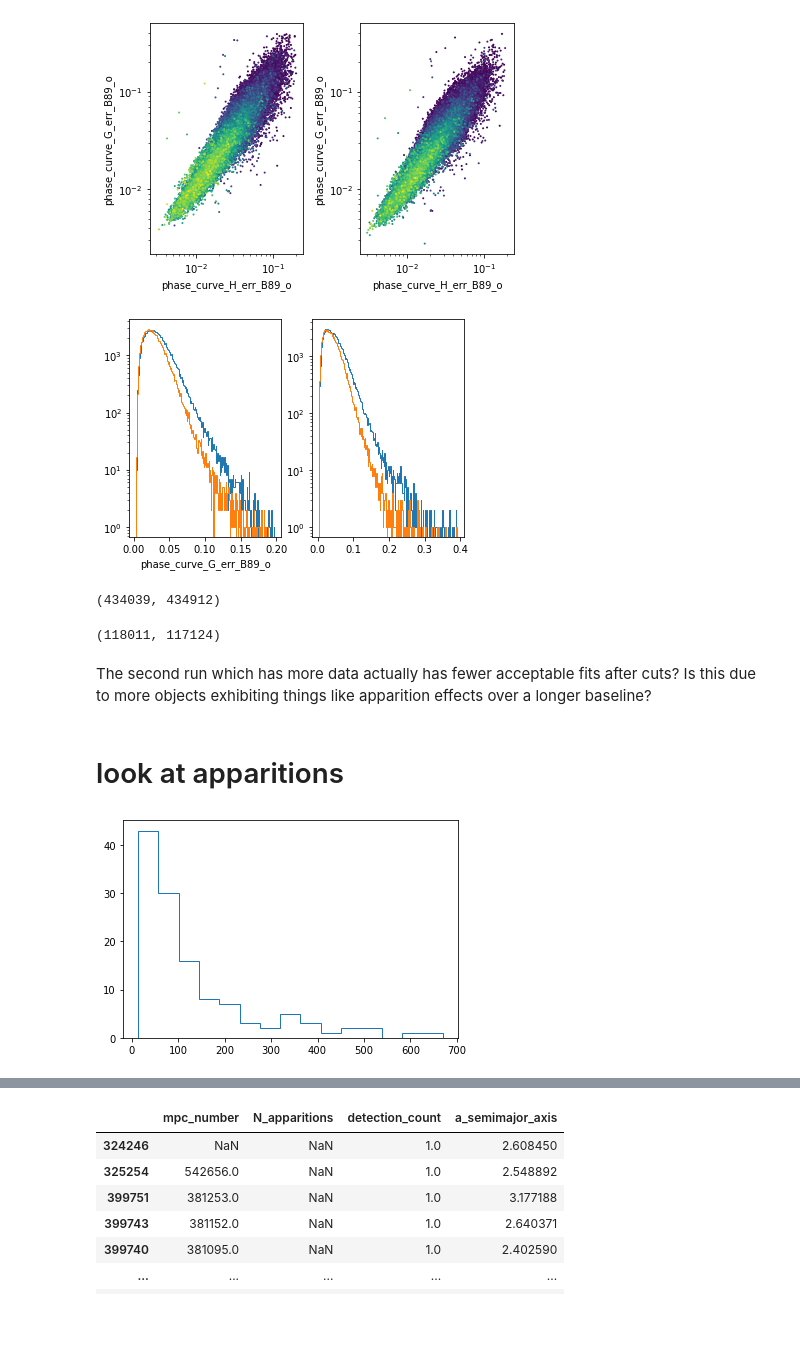
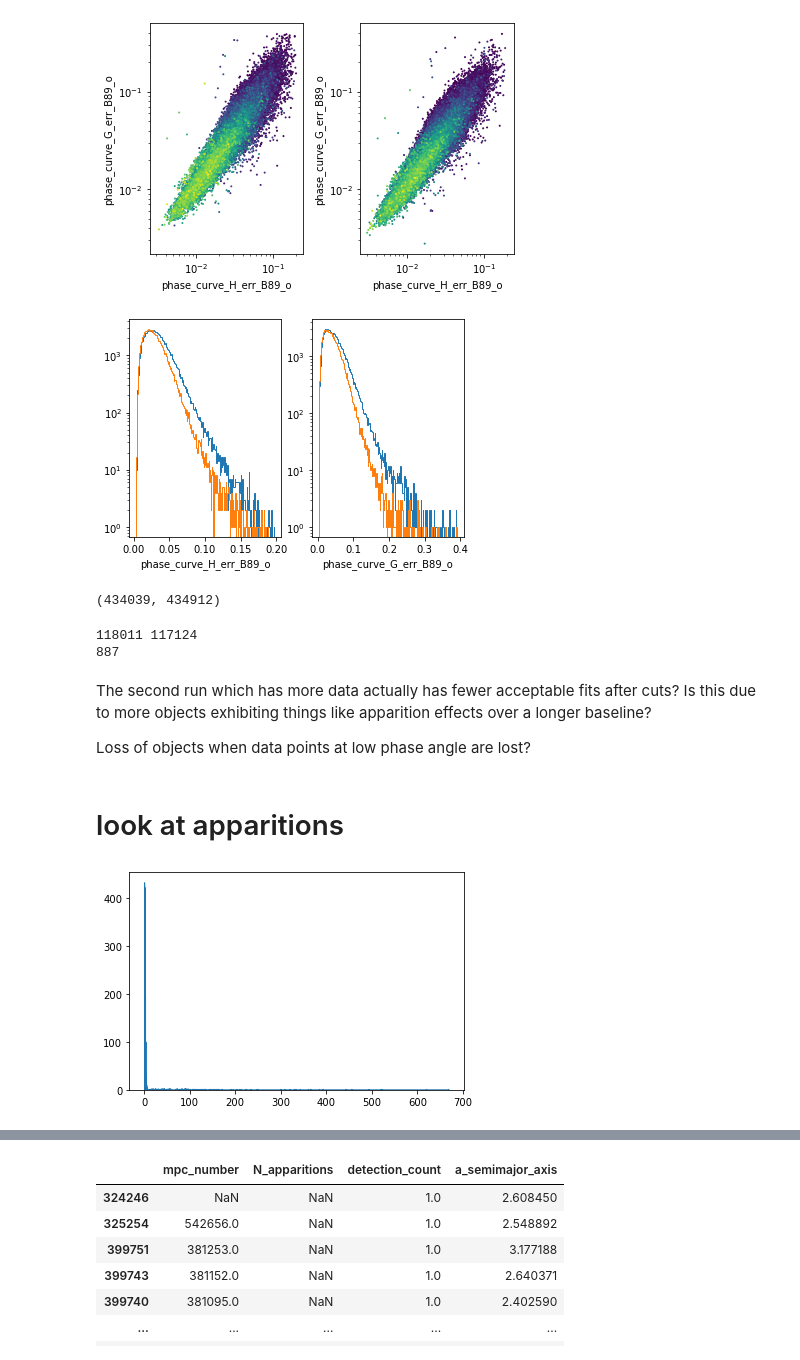
Before and after one commit to jrob93/atlas-phase-curves, a Jupyter notebook: atlas-phase-curves/results_analysis/fit_db_analysis/compare_new_data.ipynb, the cells around one changed output, grey strips where cells are left out. Cells and saved outputs as stored; diff of their text form; code cells hidden in the pictures; blank space fills up the shorter version.

```diff
--- a/atlas-phase-curves/results_analysis/fit_db_analysis/compare_new_data.ipynb
+++ b/atlas-phase-curves/results_analysis/fit_db_analysis/compare_new_data.ipynb
@@ -58,0 +108,17 @@ df2
+# %%
+# use only good objects:
+
+good_mask_B89_o_1 = ((df1["phase_curve_N_fit_B89_o"]>=100) &
+                      (df1["phase_curve_N_alpha_low_B89_o"]>0) &
+                     (df1["phase_curve_G_err_B89_o"]<=0.2) &
+                 (df1["phase_curve_H_err_B89_o"]<=0.05))
+
+good_mask_B89_o_2 = ((df2["phase_curve_N_fit_B89_o"]>=100) &
+                      (df2["phase_curve_N_alpha_low_B89_o"]>0) &
+                     (df2["phase_curve_G_err_B89_o"]<=0.2) &
+                 (df2["phase_curve_H_err_B89_o"]<=0.05))
+
+df1 = df1[good_mask_B89_o_1]
+df2 = df2[good_mask_B89_o_2]
+
+print(len(df1),len(df2))
@@ -257,34 +343,41 @@ df_plot1 = df1[_mask1]
 df_plot2 = df2[_mask2]
 bins= "auto"
 
-ax1.hist(df_plot1[x_plot],log=True, histtype = "step", bins = bins)
-ax1.hist(df_plot2[x_plot],log=True, histtype = "step", bins = bins)
+ax1.hist(df_plot1[x_plot],log=True, histtype = "step", bins = bins, label="df1")
+ax1.hist(df_plot2[x_plot],log=True, histtype = "step", bins = bins, label="df2")
 ax1.set_xlabel(x_plot)
 
 ax2.hist(df_plot1[y_plot],log=True, histtype = "step", bins = bins)
 ax2.hist(df_plot2[y_plot],log=True, histtype = "step", bins = bins)
-ax1.set_xlabel(y_plot)
+ax2.set_xlabel(y_plot)
 
 plt.show()
 # %% [output]
-[figure, old version]
+[figure, new version]
 # %%
 len(df1),len(df2)
 # %% [output]
 (434039, 434912)
 # %%
-len(df1[_mask1]),len(df2[_mask2])
+print(len(df1[_mask1]),len(df2[_mask2]))
+print(len(df1[_mask1])-len(df2[_mask2]))
 # %% [output]
-(118011, 117124)
+118011 117124
+887
 # %% [markdown]
 The second run which has more data actually has fewer acceptable fits after cuts? Is this due to more objects exhibiting things like apparition effects over a longer baseline?
+
+Loss of objects when  data points at low phase angle are lost?
 # %% [markdown]
 # look at apparitions
+# %%
+# cut by q<1.3 (NEO) where our simple apparition counter breaks down
+df1["q"] = df1["a_semimajor_axis"]*(1.0 - df1["e_eccentricity"])
+df2["q"] = df2["a_semimajor_axis"]*(1.0 - df2["e_eccentricity"])
 # %%
-# cut by q<1.3 (NEO) instead!
 x = plt.hist(df1["N_apparitions"][(~np.isnan(df1["N_apparitions"])) &
-                                   (df1["a_semimajor_axis"]<1.0)], bins = "auto", histtype = "step")
+                                   (df1["q"]<1.3)], bins = "auto", histtype = "step")
 # %% [output]
-[figure, old version]
+[figure, new version]
 # %%
 x = plt.hist(df1["N_apparitions"][(~np.isnan(df1["N_apparitions"])) &
```
Also changed, not shown: parts of 31 cells of this notebook, 8 other files.
